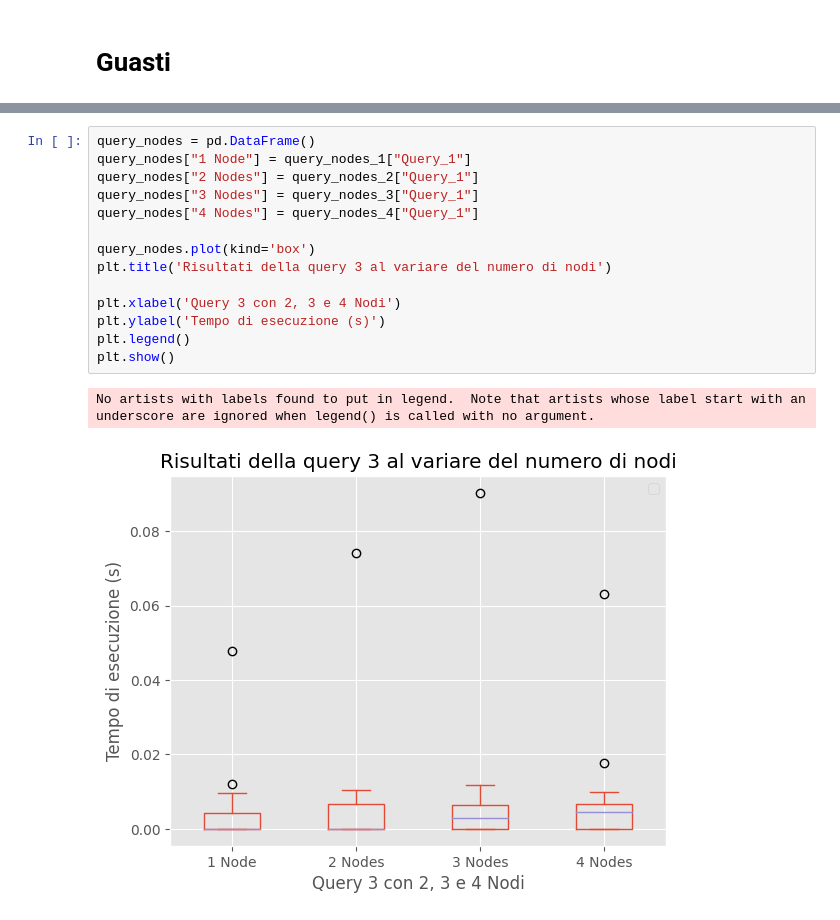
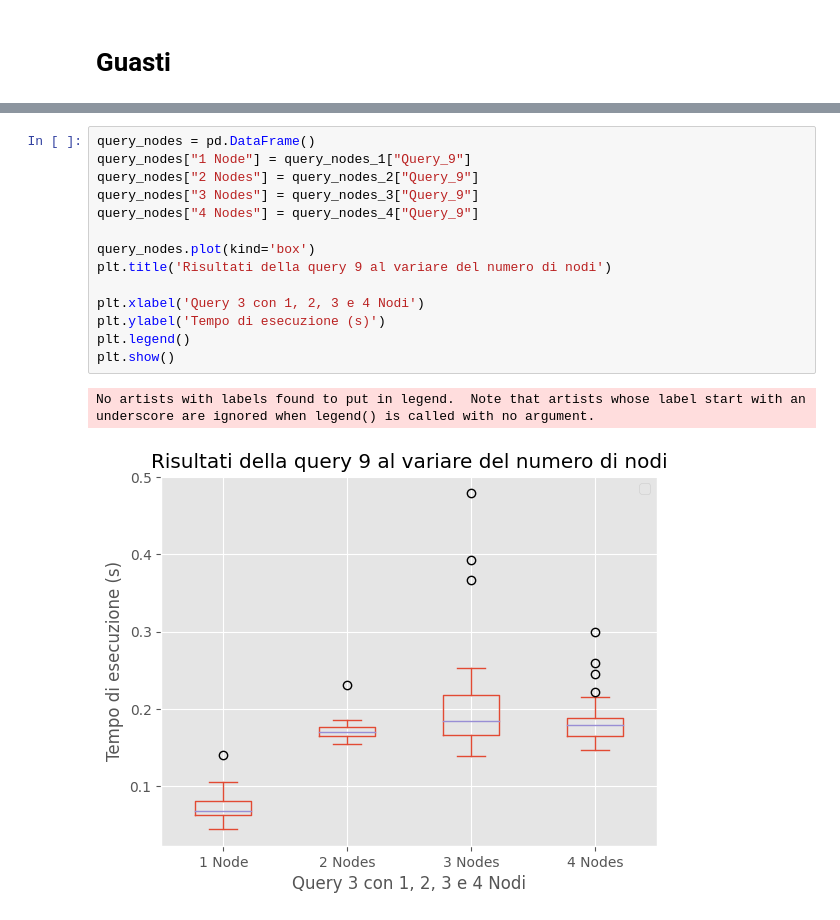
Before and after one commit to TommasoFerrario18/GraphDB, a Jupyter notebook: code/visualization.ipynb, the cells around one changed output, grey strips where cells are left out. Saved outputs shown, nothing was run; the diff lists cells and outputs as text.

Commit message:
Query Result

```diff
--- a/code/visualization.ipynb
+++ b/code/visualization.ipynb
@@ -671,17 +653,17 @@ No artists with labels found to put in legend.  Note that artists whose label st
 # %%
 query_nodes = pd.DataFrame()
-query_nodes["1 Node"] = query_nodes_1["Query_1"]
-query_nodes["2 Nodes"] = query_nodes_2["Query_1"]
-query_nodes["3 Nodes"] = query_nodes_3["Query_1"]
-query_nodes["4 Nodes"] = query_nodes_4["Query_1"]
+query_nodes["1 Node"] = query_nodes_1["Query_9"]
+query_nodes["2 Nodes"] = query_nodes_2["Query_9"]
+query_nodes["3 Nodes"] = query_nodes_3["Query_9"]
+query_nodes["4 Nodes"] = query_nodes_4["Query_9"]
 
 query_nodes.plot(kind='box')
-plt.title('Risultati della query 3 al variare del numero di nodi')
+plt.title('Risultati della query 9 al variare del numero di nodi')
 
-plt.xlabel('Query 3 con 2, 3 e 4 Nodi')
+plt.xlabel('Query 3 con 1, 2, 3 e 4 Nodi')
 plt.ylabel('Tempo di esecuzione (s)')
 plt.legend()
 plt.show()
 # %% [output]
 No artists with labels found to put in legend.  Note that artists whose label start with an underscore are ignored when legend() is called with no argument.
-[figure, old version]
+[figure, new version]
```
Also changed, not shown: parts of 13 cells of this notebook, 11 other files.
